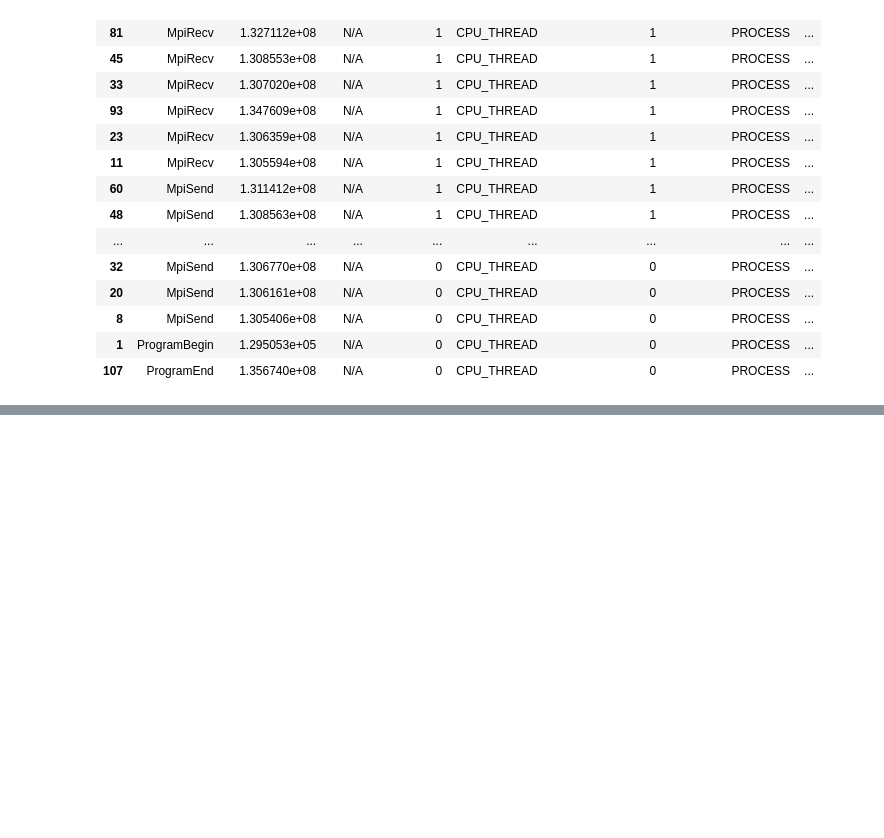
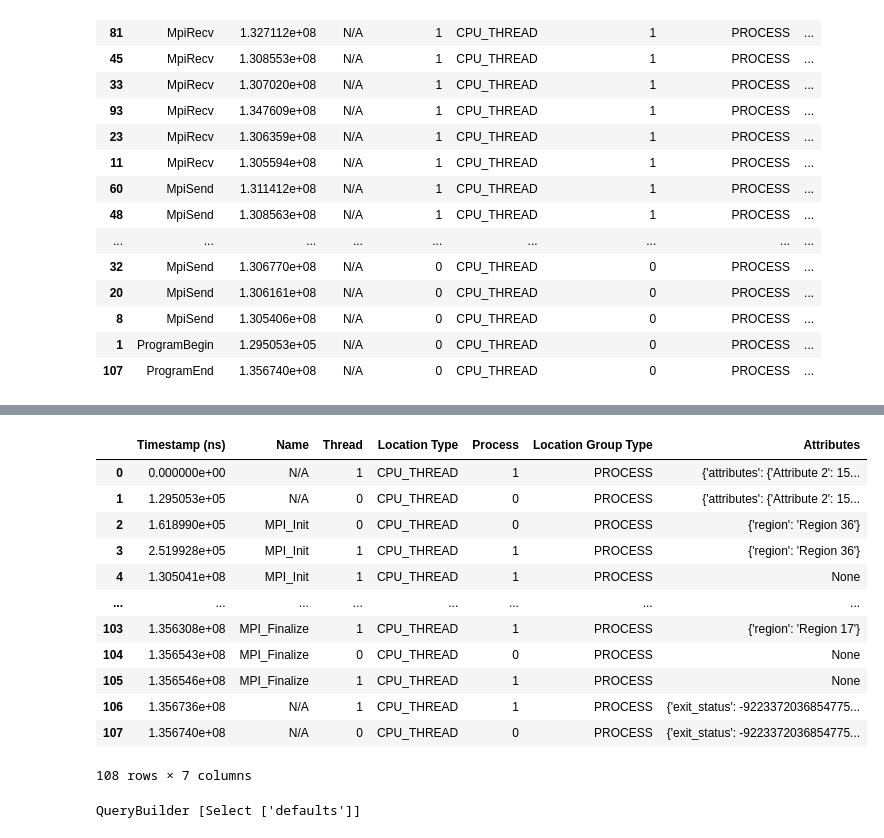
Before and after one commit to hpcgroup/pipit, a Jupyter notebook: docs/examples/query.ipynb, the cells around one changed output, grey strips where cells are left out. Saved outputs shown, nothing was run; the diff lists cells and outputs as text; code cells hidden in the pictures; blank space fills up the shorter version.

Commit message:
Add select and exclude queries

```diff
--- a/docs/examples/query.ipynb
+++ b/docs/examples/query.ipynb
@@ -471,0 +523,20 @@ trace.filter("Name", "==", "N/A").sort("Location ID", "desc").sort("Event").appl
+# %%
+trace.exclude("Event Type").apply()
+# %% [output]
+|  | Timestamp (ns) | Name | Thread | Location Type | Process | Location Group Type | Attributes |
+| 0 | 0.000000e+00 | N/A | 1 | CPU_THREAD | 1 | PROCESS | {'attributes': {'Attribute 2': 15... |
+| 1 | 1.295053e+05 | N/A | 0 | CPU_THREAD | 0 | PROCESS | {'attributes': {'Attribute 2': 15... |
+| 2 | 1.618990e+05 | MPI_Init | 0 | CPU_THREAD | 0 | PROCESS | {'region': 'Region 36'} |
+| 3 | 2.519928e+05 | MPI_Init | 1 | CPU_THREAD | 1 | PROCESS | {'region': 'Region 36'} |
+| 4 | 1.305041e+08 | MPI_Init | 1 | CPU_THREAD | 1 | PROCESS | None |
+| ... | ... | ... | ... | ... | ... | ... | ... |
+| 103 | 1.356308e+08 | MPI_Finalize | 1 | CPU_THREAD | 1 | PROCESS | {'region': 'Region 17'} |
+| 104 | 1.356543e+08 | MPI_Finalize | 0 | CPU_THREAD | 0 | PROCESS | None |
+| 105 | 1.356546e+08 | MPI_Finalize | 1 | CPU_THREAD | 1 | PROCESS | None |
+| 106 | 1.356736e+08 | N/A | 1 | CPU_THREAD | 1 | PROCESS | {'exit_status': -9223372036854775... |
+| 107 | 1.356740e+08 | N/A | 0 | CPU_THREAD | 0 | PROCESS | {'exit_status': -9223372036854775... |
+108 rows × 7 columns
+# %%
+trace.select("defaults").apply()
+# %% [output]
+QueryBuilder [Select ['defaults']]
```
Also changed, not shown: parts of 3 cells of this notebook, 2 other files.
